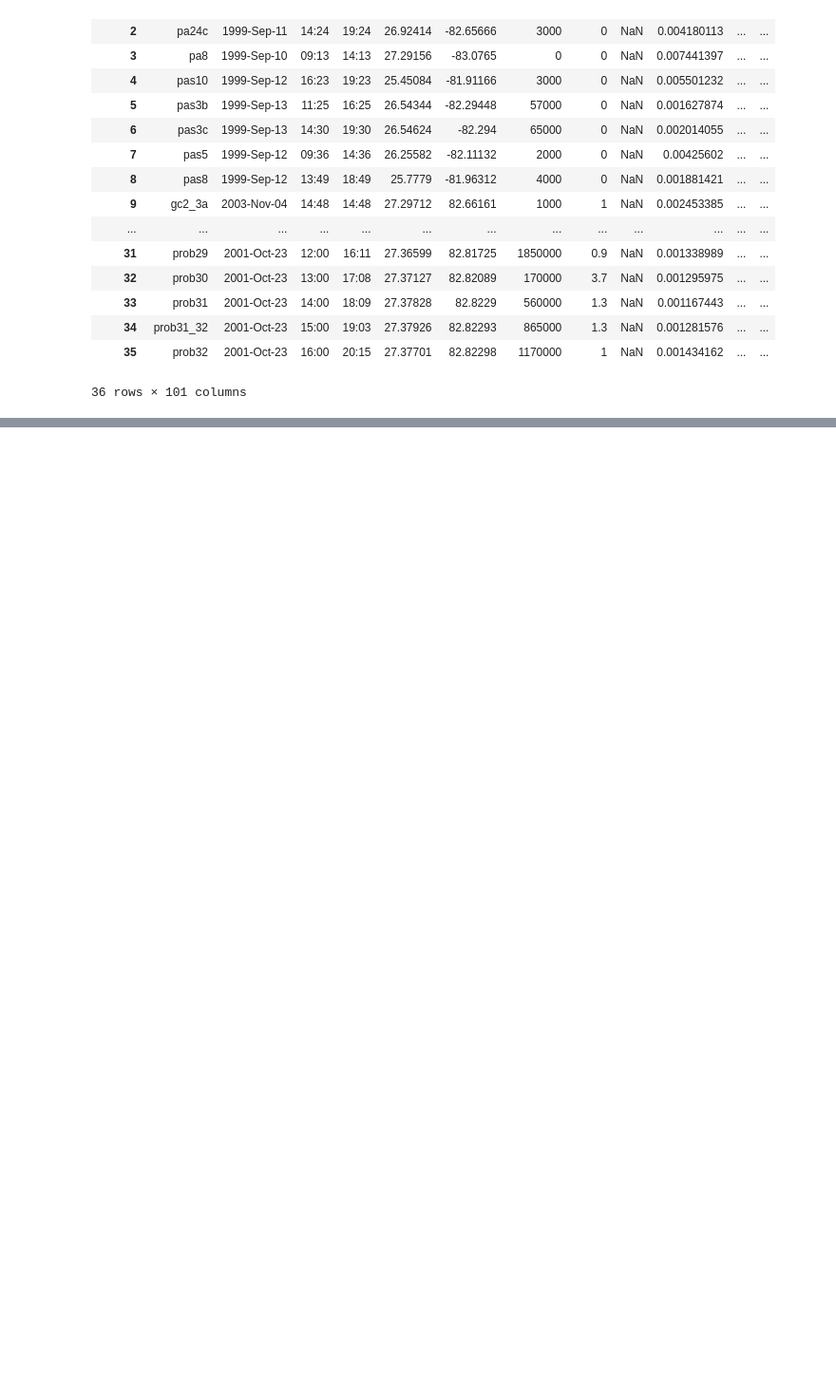
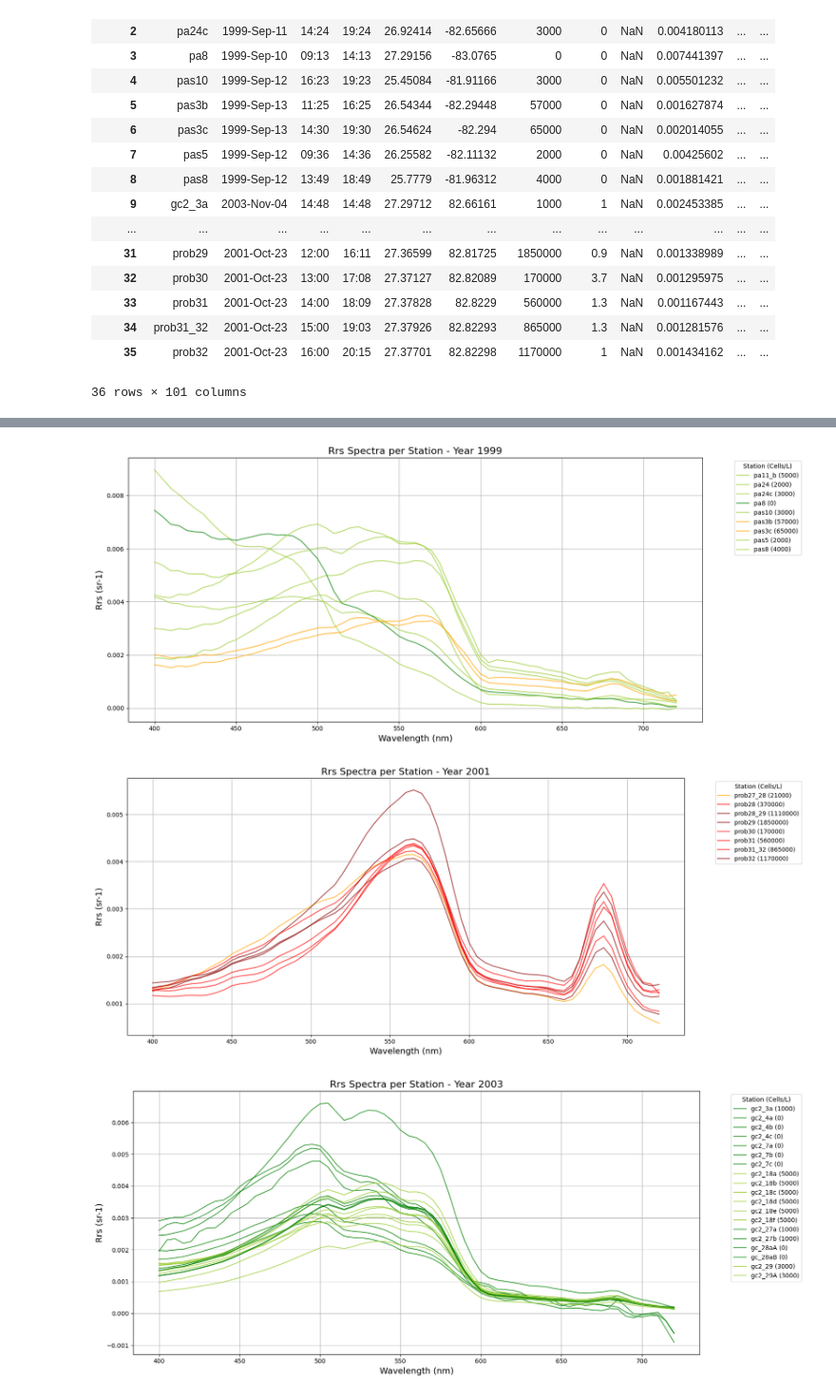
Before and after one commit to abailess/OpTox, a Jupyter notebook: SuCa/Rrs_spectra.ipynb, the cells around one changed output, grey strips where cells are left out. Shown at 95% size. Saved outputs shown, nothing was run; the diff lists cells and outputs as text; code cells hidden in the pictures; blank space fills up the shorter version.

```diff
--- a/SuCa/Rrs_spectra.ipynb
+++ b/SuCa/Rrs_spectra.ipynb
@@ -112,0 +125,30 @@ plt.show()
+# %%
+# 8. Parse date and extract year
+df_t['Date'] = pd.to_datetime(df_t['Date'], format="%Y-%b-%d", errors='coerce')
+df_t['Year'] = df_t['Date'].dt.year
+# %%
+# 9. Plot each station per year and display the results with toxicity levels and concentration
+years = sorted(df_t['Year'].dropna().unique())
+
+for year in years:
+    plt.figure(figsize=(14, 7))
+    df_year = df_t[df_t['Year'] == year]
+
+    for i in range(len(df_year)):
+        row = df_year.iloc[i]
+        rrs_values = row[rrs_cols].astype(float).values
+        color = toxicity_colors.get(row['CellsperL_range'], 'gray')
+        label = f"{row['Sample_ID']} ({int(row['CellsperL']) if pd.notna(row['CellsperL']) else 'NaN'})"
+        plt.plot(wvs, rrs_values, color=color, alpha=0.7, label=label)
+
+    plt.title(f"Rrs Spectra per Station - Year {int(year)}", fontsize=16)
+    plt.xlabel("Wavelength (nm)", fontsize=14)
+    plt.ylabel("Rrs (sr-1)", fontsize=14)
+    plt.grid(True)
+    plt.tight_layout()
+    plt.legend(title="Station (Cells/L)", bbox_to_anchor=(1.05, 1), loc='upper left', fontsize='medium')
+    plt.show()
+# %% [output]
+[figure, added]
+[figure, added]
+[figure, added]
```
Also changed, not shown: parts of 15 cells of this notebook, 3 other files.
